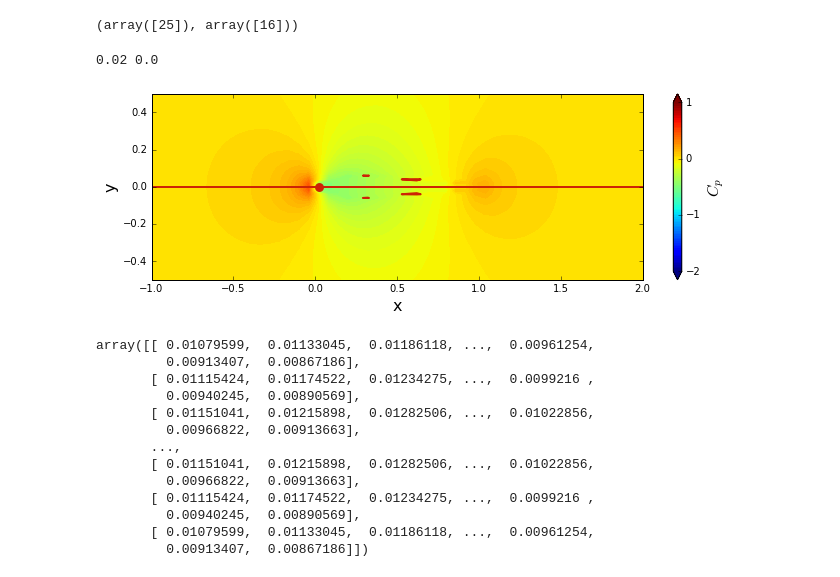
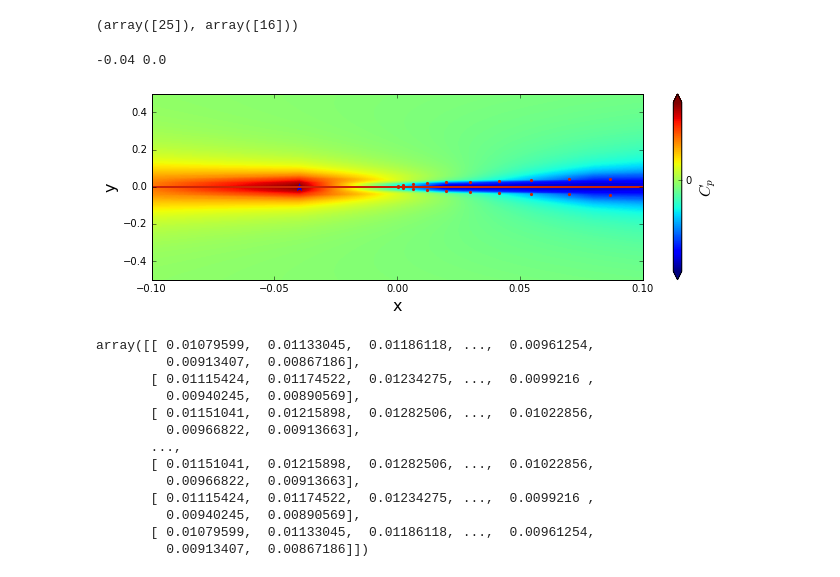
Before and after one commit to Dmphelps89/MAE6226-1, a Jupyter notebook: Assignment01.ipynb, the cells around one changed output. Saved outputs shown, nothing was run; the diff lists cells and outputs as text; code cells hidden in the pictures.

```diff
--- a/Assignment01.ipynb
+++ b/Assignment01.ipynb
@@ -147,26 +155,27 @@ numpy.where(cp == numpy.max(cp))
 # %% [output]
 (array([25]), array([16]))
 # %%
-x_max = x[ numpy.where(cp == numpy.min(cp))[1][0] ]
-y_max = y[ numpy.where(cp == numpy.min(cp))[0][0] ]
+x_max = x[ numpy.where(cp == numpy.max(cp))[1][0] ]
+y_max = y[ numpy.where(cp == numpy.max(cp))[0][0] ]
 print(x_max, y_max)
 # %% [output]
-0.02 0.0
+-0.04 0.0
 # %%
 size = 10
 pyplot.figure(figsize=(1.1*size, (y_end-y_start)/(x_end-x_start)*size))
 pyplot.xlabel('x', fontsize=16)
 pyplot.ylabel('y', fontsize=16)
-pyplot.xlim(x_start, x_end)
+pyplot.xlim(-.1, .1)
 pyplot.ylim(y_start, y_end)
-contf = pyplot.contourf(X, Y, cp, levels=numpy.linspace(-2.0, 1.0, 100), extend='both')
+contf = pyplot.contourf(X, Y, cp, levels=numpy.linspace(numpy.min(cp), numpy.max(cp), 1000), extend='both')
 cbar = pyplot.colorbar(contf)
 cbar.set_label('$C_p$', fontsize=16)
 cbar.set_ticks([-2.0, -1.0, 0.0, 1.0])
 pyplot.contour(X,Y,psi, levels=[0.], colors='#CD2305', linewidths=2, linestyles='solid')
-pyplot.scatter(x_max, y_max, color='#CD2305', s=80, marker='o', linewidth=0);
+pyplot.scatter(x_source, y_source, color='#CD2305', s = 10, marker='o', linewidth=0)
+pyplot.scatter(x_max, y_max, color='b', s=80, marker='*', linewidth=0);
 # %% [output]
-[figure, old version]
+[figure, new version]
 # %%
 cp
 # %% [output]
```
Also changed, not shown: parts of 2 cells of this notebook.
